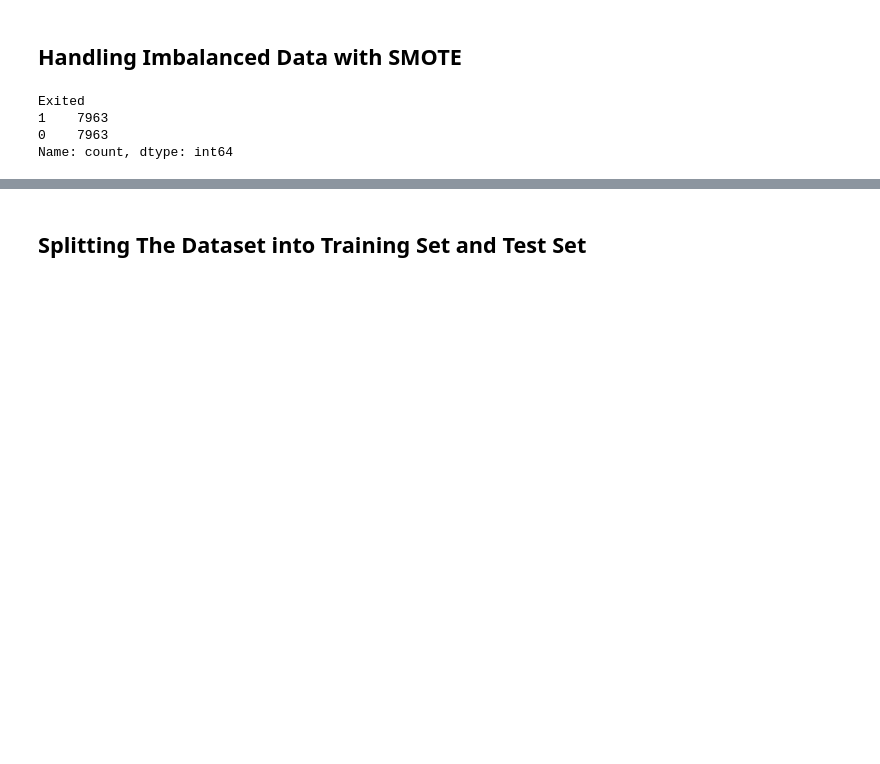
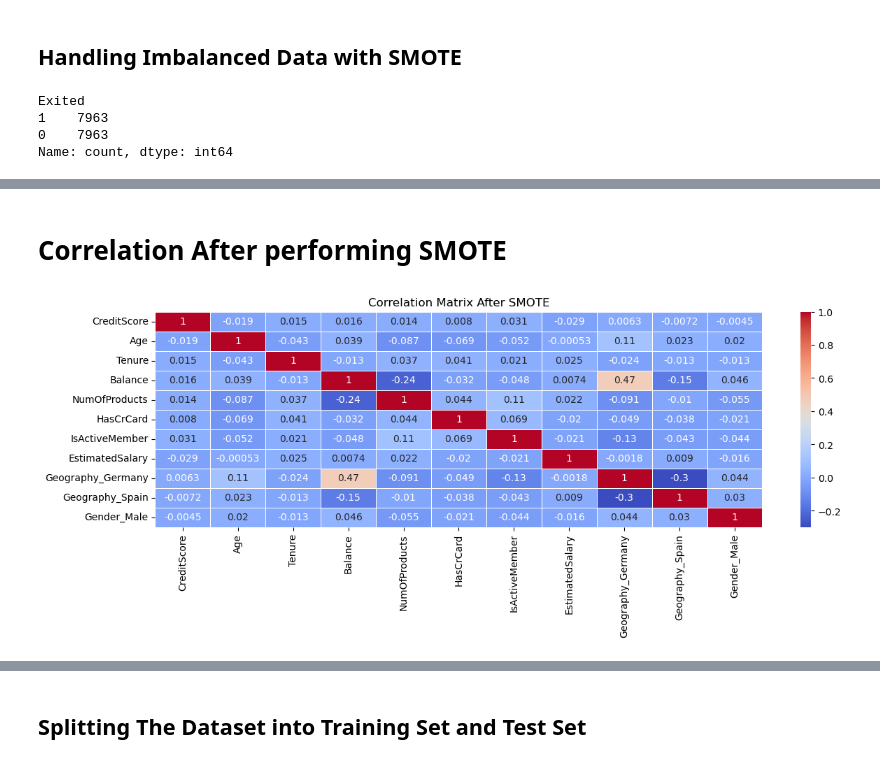
Before and after one commit to Debasis-muduli/Bank-Customer-Churn-Prediction, a Jupyter notebook: churn_customer.ipynb, the cells around one changed output, grey strips where cells are left out. Cells and saved outputs as stored; diff of their text form; code cells hidden in the pictures; blank space fills up the shorter version.

```diff
--- a/churn_customer.ipynb
+++ b/churn_customer.ipynb
@@ -135 +196,12 @@ sns.countplot(x=y_res,hue=y_res)
 [figure]
+# %% [markdown]
+<h1>Correlation After performing SMOTE</h1>
+# %%
+correlation_matrix = pd.DataFrame(X_res).corr()
+#print(correlation_matrix)
+plt.figure(figsize=(14, 4))
+sns.heatmap(correlation_matrix, annot=True, cmap='coolwarm', linewidths=0.5)
+plt.title("Correlation Matrix After SMOTE")
+plt.show()
+# %% [output]
+[figure, added]
```
Also changed, not shown: parts of 10 cells of this notebook.
